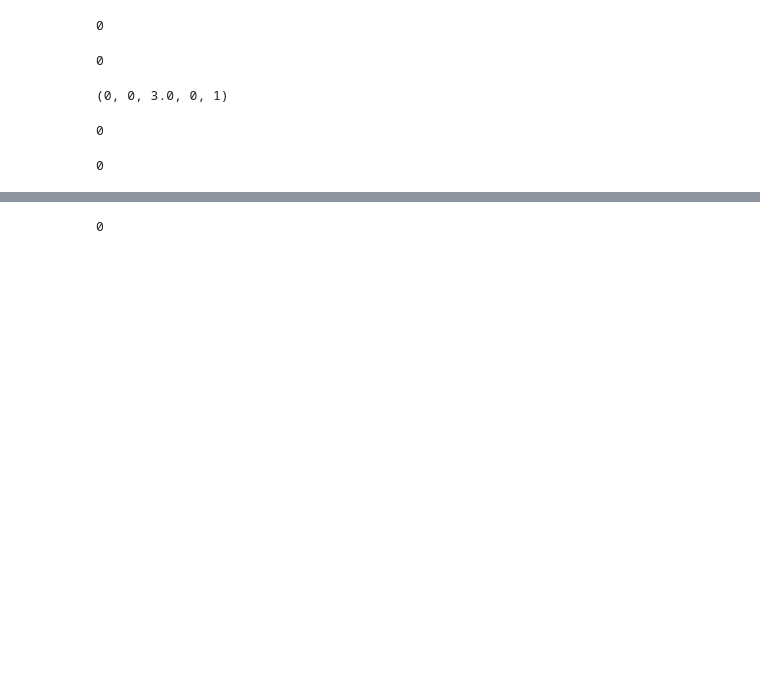
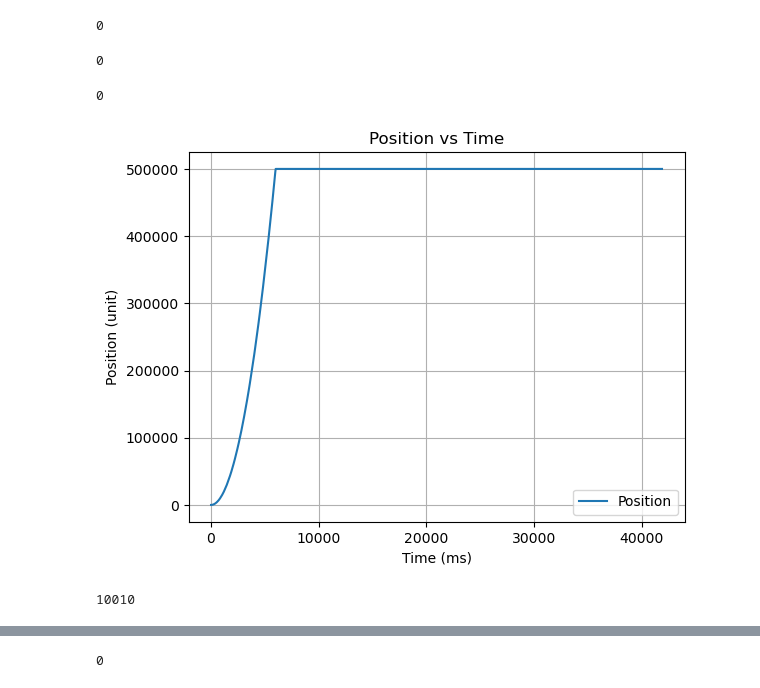
Before and after one commit to mianguixingqiu/Py_SMC_Lib, a Jupyter notebook: 库运行测试.ipynb, the cells around one changed output, grey strips where cells are left out. Cells and saved outputs as stored; diff of their text form; code cells hidden in the pictures; blank space fills up the shorter version.

```diff
--- a/库运行测试.ipynb
+++ b/库运行测试.ipynb
@@ -12,3 +15,15 @@ smc.write_sevon_pin(0, 0,0)
 #smc.board_close(0)
 # %% [output]
 0
+# %%
+#connect_no:指定链接号，0-254，默认0
+#axis:指定轴号，0-（控制器最大轴数-1）
+#el_enable:EL信号的使能状态：0正负限位禁止；1正负限位允许、2正限位禁止、负限位允许；3正负限位允许、负限位禁止
+#el_logic:EL信号的逻辑状态：0正负限位低电平有效，1：正负限位高电平有效；2正限位低有效，负限位高有效；3正限位高有效，负限位低有效
+#el_mode:EL制动方式：0：正负限位立即停止；1：正负限位减速停止；2：正限位立即停止；3：正限位立即停止、负限位减速停止；4：正限位减速停止、负限位立即停止
+#适用范围：脉冲型全系列控制器
+#开关接在EL0和EGND中间
+#smc.set_el_mode(0,0,2,0,0)#回原点运动，会触发反向运动
+#smc.set_el_mode(0,0,2,1,0)#正向vmove运动，
+smc.set_el_mode(0,0,3,0,0)#
+#home()
@@ -52,11 +67,9 @@ smc.write_sevon_pin(0, 0, 1)
 # %% [output]
 0
 # %%
-# 按指定的方向和速度方式开始回原点
-smc.set_home_profile_unit(0,0,99,90000,1,1)
-smc.set_home_position_unit(0,0,1,0)
-smc.set_homemode(0,0,0,1,0,1)
-smc.home_move(0,0)
-smc.get_homemode(0,0)
+def home():    # 按指定的方向和速度方式开始回原点
+    smc.set_home_profile_unit(0,0,99,30000,1,1)
+    smc.set_home_position_unit(0,0,1,0)
+    smc.set_homemode(0,0,0,1,0,1)
+    smc.home_move(0,0)
+    smc.get_homemode(0,0)
-# %% [output]
-(0, 0, 3.0, 0, 1)
@@ -63,12 +78,10 @@ smc.get_homemode(0,0)
 # %%
-#设置ptt运动参数
+#设置ptt运动参数,分十次
 ptime=[]
 ppos=[]
 for i in range(20):
-    ptime.append(i+1)
-    ppos.append(50000*(i+1))
+    ptime.append(i)
+    ppos.append(50000*i)
 #ptime=[1,2,3,4,5,6,7,8,9,10,11,12,13,]
 #ppos=[10000,20000,30000]
-smc.ptt_table_unit(0,0,10,ptime,ppos)
+smc.ptt_table_unit(0,0,20,ptime,ppos)
-# %% [output]
-0
@@ -74,0 +102,19 @@ smc.ptt_table_unit(0,0,10,ptime,ppos)
+# %%
+ptime=[0,6]
+ppos=[0,500000]
+smc.ptt_table_unit(0,0,2,ptime,ppos)
+# %% [output]
+0
+# %%
+smc.pvt_move(0,1,[0])
+plot_data(5000)
+# %% [output]
+[figure, added]
+# %%
+smc.sine_oscillate_set_mode(0,0,0)
+#smc.sine_oscillate_get_mode(0,0)
+#smc.sine_oscillate_unit(0,0,10000,2)
+#plot_data()
+#smc.sine_oscillate_stop(0,0)
+# %% [output]
+10010
@@ -75,9 +135,7 @@ smc.ptt_table_unit(0,0,10,ptime,ppos)
 # %%
 #设置pts运动参数
 ptime=[0,1,2,3,4,5,6]
-ppos=[0,15000,55000,140000,380000,650000,680000]
-pper=[0,20,0,60,0,20,80]
+ppos=[0,15000,65000,15000,65000,15000,650000]
+pper=[60,60,60,60,60,60,60]
 
 smc.pts_table_unit(0,0,7,ptime,ppos,pper)
-# %% [output]
-0
```
Also changed, not shown: parts of 19 cells of this notebook.
